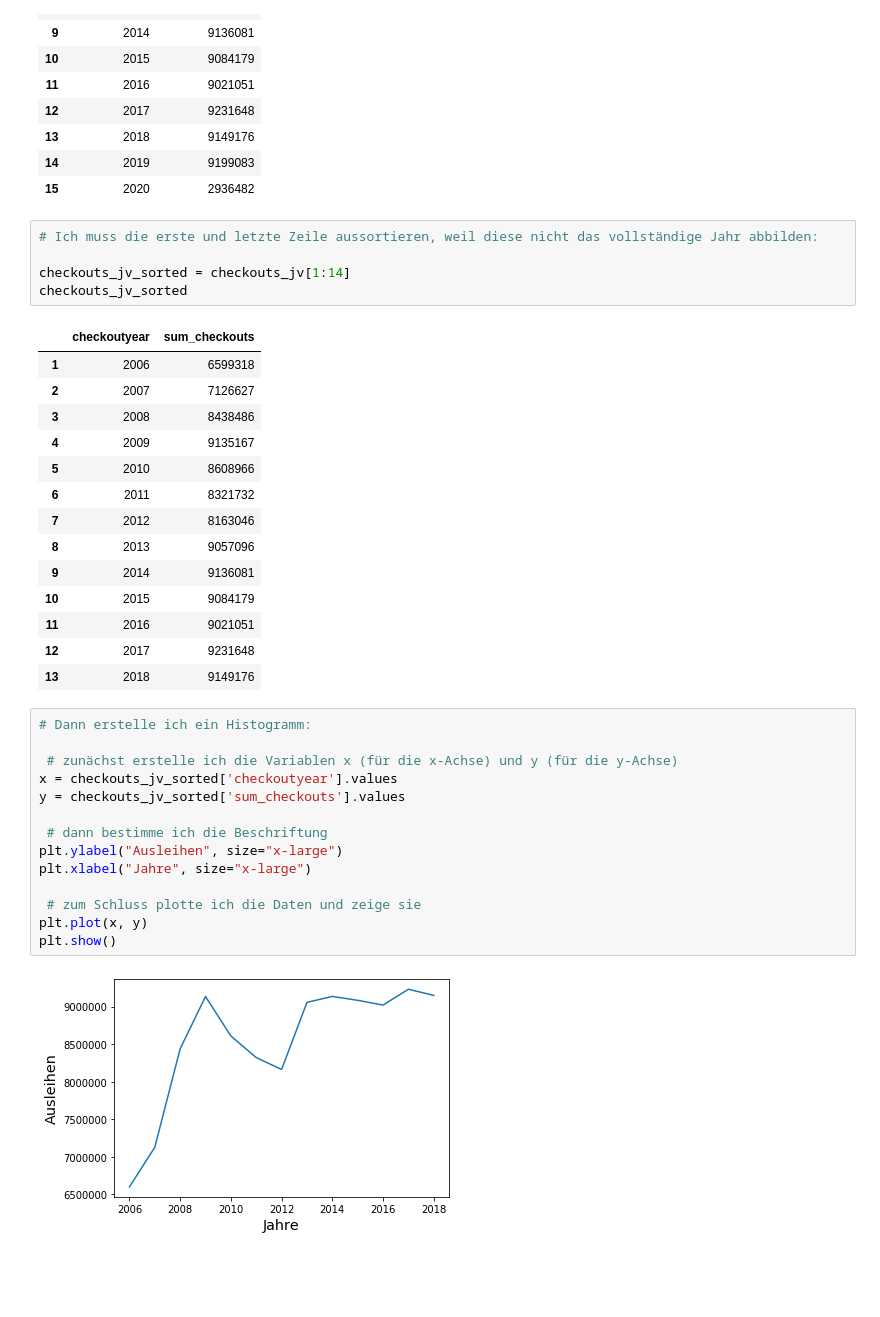
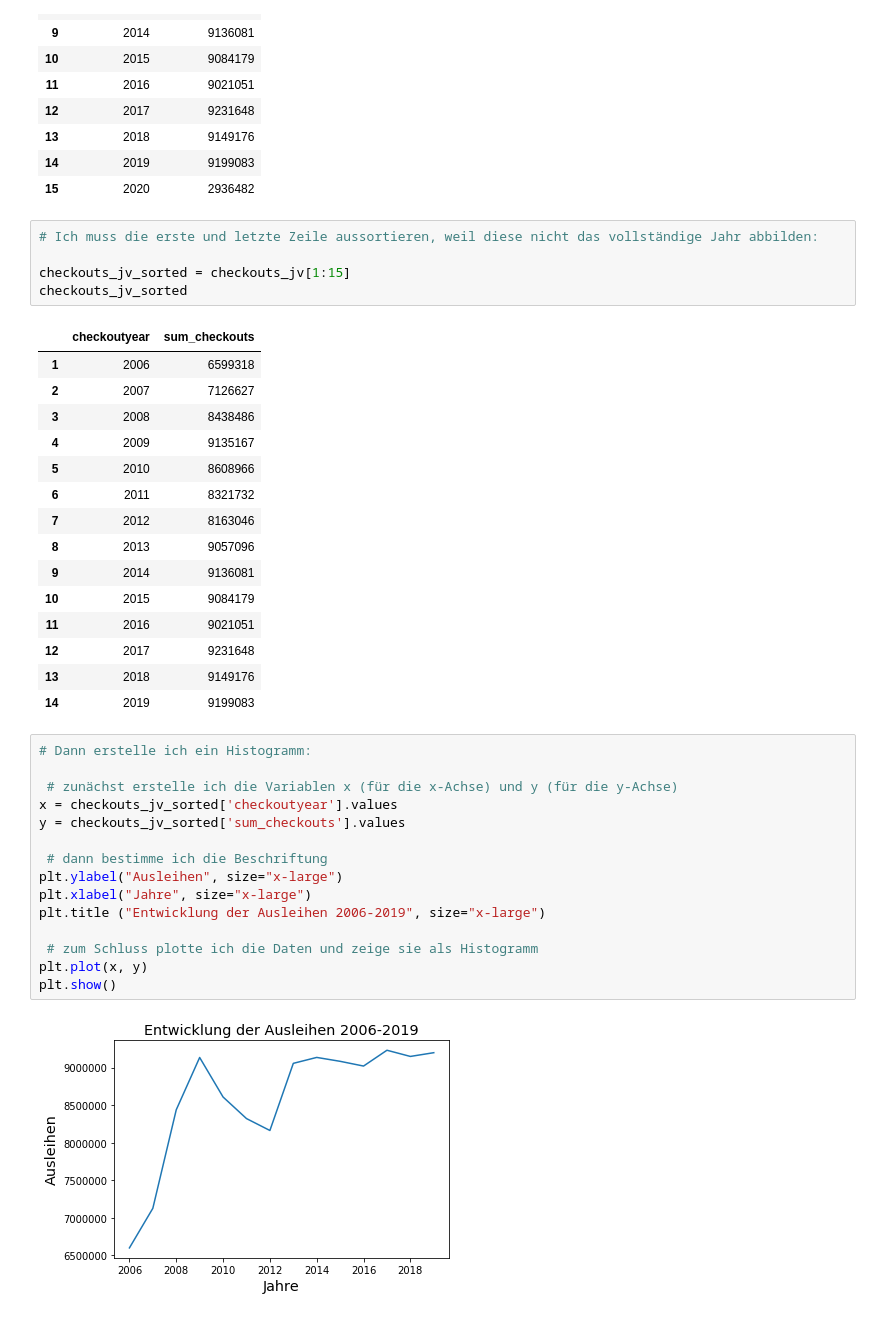
Before and after one commit to BLelgemann/WPM_T9-2, a Jupyter notebook: a2_python.ipynb, the cells around one changed output. Cells and saved outputs as stored; diff of their text form; blank space fills up the shorter version.

```diff
--- a/a2_python.ipynb
+++ b/a2_python.ipynb
@@ -394,7 +398,7 @@ checkouts_jv
 # %%
 # Ich muss die erste und letzte Zeile aussortieren, weil diese nicht das vollständige Jahr abbilden:
 
-checkouts_jv_sorted = checkouts_jv[1:14]
+checkouts_jv_sorted = checkouts_jv[1:15]
 checkouts_jv_sorted
 # %% [output]
 |  | checkoutyear | sum_checkouts |
@@ -411,19 +415,21 @@ checkouts_jv_sorted
 | 11 | 2016 | 9021051 |
 | 12 | 2017 | 9231648 |
 | 13 | 2018 | 9149176 |
+| 14 | 2019 | 9199083 |
 # %%
 # Dann erstelle ich ein Histogramm:
 
  # zunächst erstelle ich die Variablen x (für die x-Achse) und y (für die y-Achse)
 x = checkouts_jv_sorted['checkoutyear'].values
 y = checkouts_jv_sorted['sum_checkouts'].values
 
  # dann bestimme ich die Beschriftung
 plt.ylabel("Ausleihen", size="x-large")
 plt.xlabel("Jahre", size="x-large")
+plt.title ("Entwicklung der Ausleihen 2006-2019", size="x-large")
 
- # zum Schluss plotte ich die Daten und zeige sie
+ # zum Schluss plotte ich die Daten und zeige sie als Histogramm
 plt.plot(x, y)
 plt.show()
 # %% [output]
-[figure, old version]
+[figure, new version]
```
Also changed, not shown: parts of 20 cells of this notebook.
